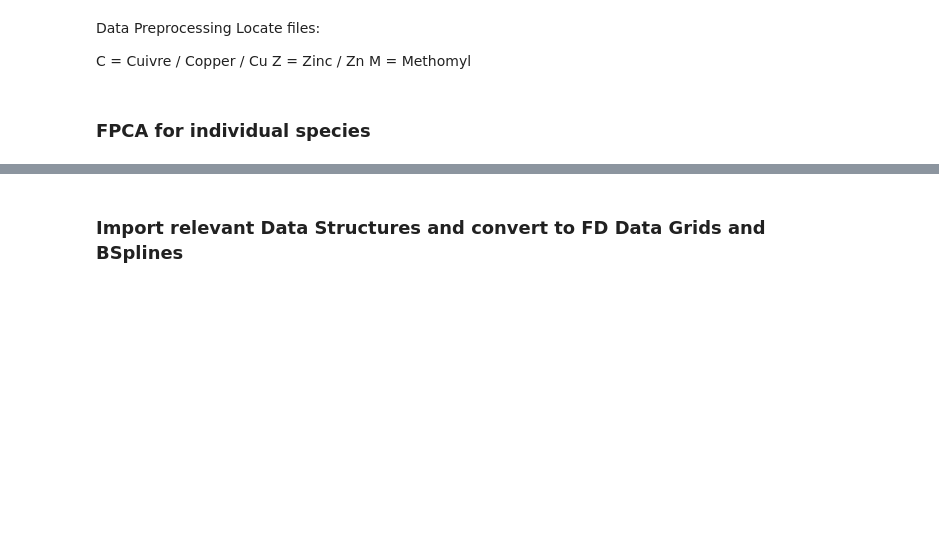
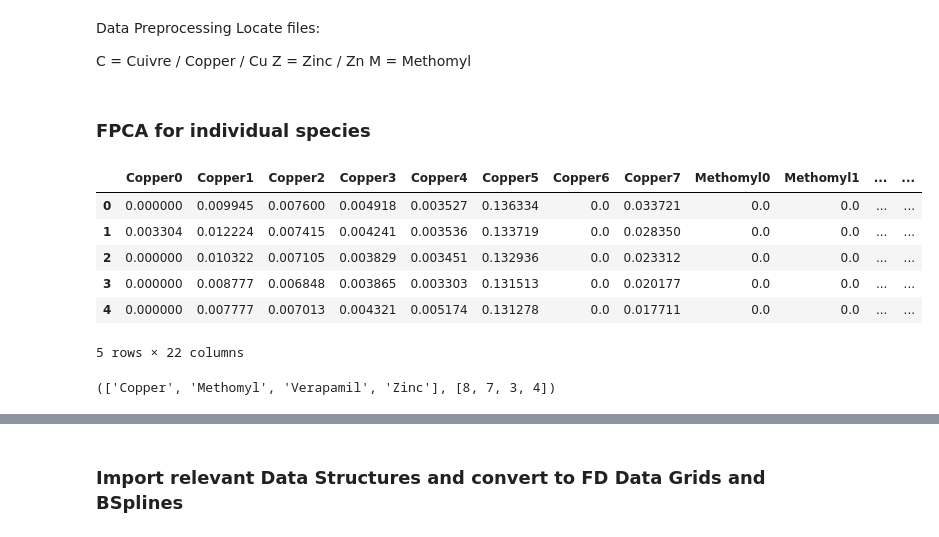
Before and after one commit to ruckapark/IndicateurGlobal, a Jupyter notebook: LAB_Hierarchical_Classification.ipynb, the cells around one changed output, grey strips where cells are left out. Drawn from its saved outputs; the diff is of its cells as text; code cells hidden in the pictures; blank space fills up the shorter version.

Commit message:
Read data files for all chemicals in analysis file

```diff
--- a/LAB_Hierarchical_Classification.ipynb
+++ b/LAB_Hierarchical_Classification.ipynb
@@ -21,5 +41,21 @@ substances = {'Copper':[0,1,2,3,4,5,6,7],'Methomyl':[8,9,10,11,12,13,14],'Verapa
 # %%
 #locate files and load data for each species
 directory = r'D:\VP\ARTICLE2\ArticleData'
-data = {s:pd.read_csv(r'{}\{}_{}_i_data.csv'.format(directory,s,specie_dim[s]),header = None) for s in specie}
+data = {s:pd.read_csv(r'{}\{}_{}_i_data.csv'.format(directory,s,specie_dim[s])) for s in specie}
+# %%
+data['E'].head()
+# %% [output]
+|  | Copper0 | Copper1 | Copper2 | Copper3 | Copper4 | Copper5 | Copper6 | Copper7 | Methomyl0 | Methomyl1 | ... | ... |
+| 0 | 0.000000 | 0.009945 | 0.007600 | 0.004918 | 0.003527 | 0.136334 | 0.0 | 0.033721 | 0.0 | 0.0 | ... | ... |
+| 1 | 0.003304 | 0.012224 | 0.007415 | 0.004241 | 0.003536 | 0.133719 | 0.0 | 0.028350 | 0.0 | 0.0 | ... | ... |
+| 2 | 0.000000 | 0.010322 | 0.007105 | 0.003829 | 0.003451 | 0.132936 | 0.0 | 0.023312 | 0.0 | 0.0 | ... | ... |
+| 3 | 0.000000 | 0.008777 | 0.006848 | 0.003865 | 0.003303 | 0.131513 | 0.0 | 0.020177 | 0.0 | 0.0 | ... | ... |
+| 4 | 0.000000 | 0.007777 | 0.007013 | 0.004321 | 0.005174 | 0.131278 | 0.0 | 0.017711 | 0.0 | 0.0 | ... | ... |
+5 rows × 22 columns
+# %%
+#identify all used substances
+substances,counts = extract_substances(data[[*data][0]])
+substances,counts
+# %% [output]
+(['Copper', 'Methomyl', 'Verapamil', 'Zinc'], [8, 7, 3, 4])
 # %%
```
Also changed, not shown: parts of 4 cells of this notebook.
